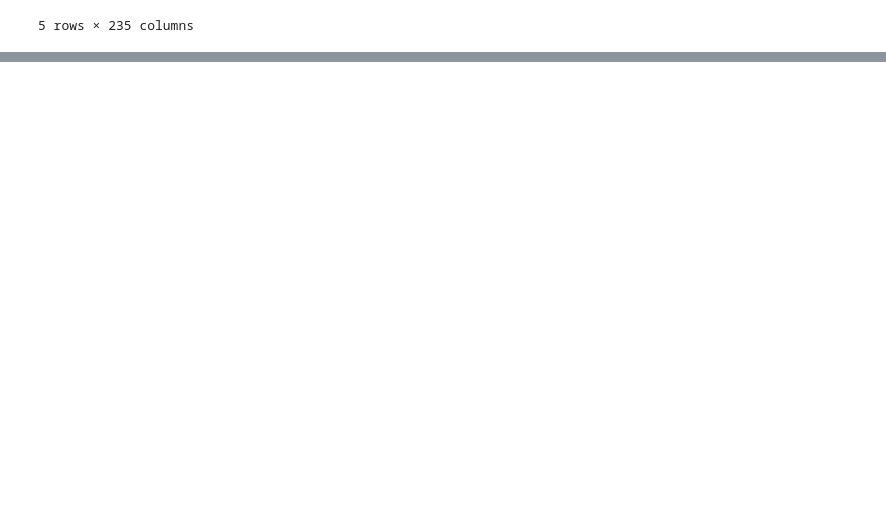
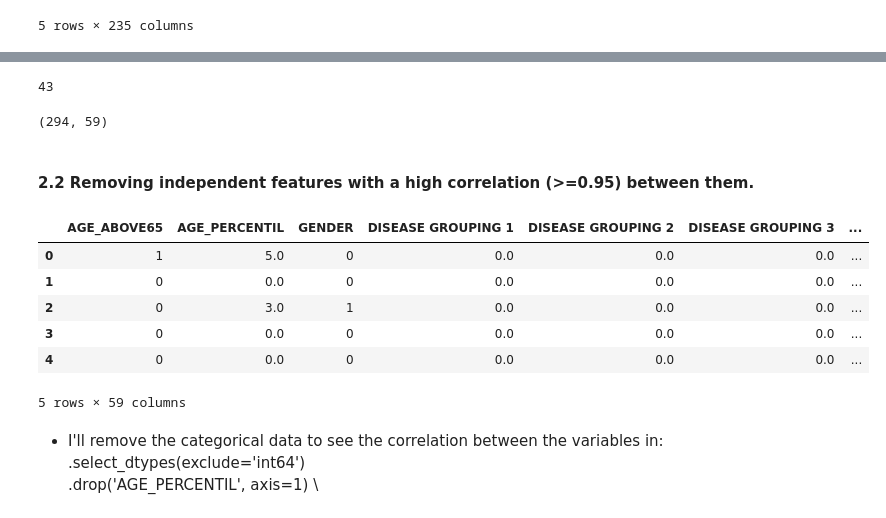
Before and after one commit to gabrielatrindade/alura-bootcamp, a Jupyter notebook: module6/project/Sirio-Libanes_kaggle_Final_Project.ipynb, the cells around one changed output, grey strips where cells are left out. Saved outputs shown, nothing was run; the diff lists cells and outputs as text; code cells hidden in the pictures; blank space fills up the shorter version.

Commit message:
project module6:
feature selection: creating 3 scenarios and their dataframes

```diff
--- a/module6/project/Sirio-Libanes_kaggle_Final_Project.ipynb
+++ b/module6/project/Sirio-Libanes_kaggle_Final_Project.ipynb
@@ -809,0 +955,58 @@ In addition to demographic information and previous grouped diseases, select onl
+# %%
+# getting the name of the exams - wihtout mean, median... words
+
+blood_exams_and_vital_signs = \
+    blood_exams_and_vital_signs_plus_ICU_corr \
+        .index \
+        .map(lambda x: x.replace('_MEAN', '') \
+                        .replace('_MEDIAN', '') \
+                        .replace('_MIN', '') \
+                        .replace('_MAX', '') \
+                        .replace('_DIFF_REL', '') \
+                        .replace('_DIFF', '')) \
+        .unique() \
+        .to_list()
+
+blood_exams_and_vital_signs.remove('ICU')
+
+len(blood_exams_and_vital_signs)
+# %% [output]
+43
+# %%
+exams_vital_signs_best_corr_ICU = []
+
+for exam in blood_exams_and_vital_signs:
+    best_corr = select_exam_vital_signs_best_corr_ICU(blood_exams_and_vital_signs_plus_ICU_corr,
+                                                       exam)
+    exams_vital_signs_best_corr_ICU.append(best_corr)
+
+#exams_vital_signs_best_corr_ICU
+# %%
+features_scenario_2_1 = \
+    (demographic_information_and_diseases_columns +
+     exams_vital_signs_best_corr_ICU)
+
+#features_scenario_2_1
+# %%
+patients_features_scenario_2_1 = \
+    patients_cleaned_window_0_2[features_scenario_2_1].copy()
+# %%
+patients_features_scenario_2_1.shape
+# %% [output]
+(294, 59)
+# %% [markdown]
+#### 2.2 Removing independent features with a high correlation (>=0.95) between them.
+# %%
+patients_features_scenario_2_1.head()
+# %% [output]
+|  | AGE_ABOVE65 | AGE_PERCENTIL | GENDER | DISEASE GROUPING 1 | DISEASE GROUPING 2 | DISEASE GROUPING 3 | ... |
+| 0 | 1 | 5.0 | 0 | 0.0 | 0.0 | 0.0 | ... |
+| 1 | 0 | 0.0 | 0 | 0.0 | 0.0 | 0.0 | ... |
+| 2 | 0 | 3.0 | 1 | 0.0 | 0.0 | 0.0 | ... |
+| 3 | 0 | 0.0 | 0 | 0.0 | 0.0 | 0.0 | ... |
+| 4 | 0 | 0.0 | 0 | 0.0 | 0.0 | 0.0 | ... |
+5 rows × 59 columns
+# %% [markdown]
+- I'll remove the categorical data to see the correlation between the variables in:
+        .select_dtypes(exclude='int64') \
+        .drop('AGE_PERCENTIL', axis=1) \
```
Also changed, not shown: parts of 37 cells of this notebook.
